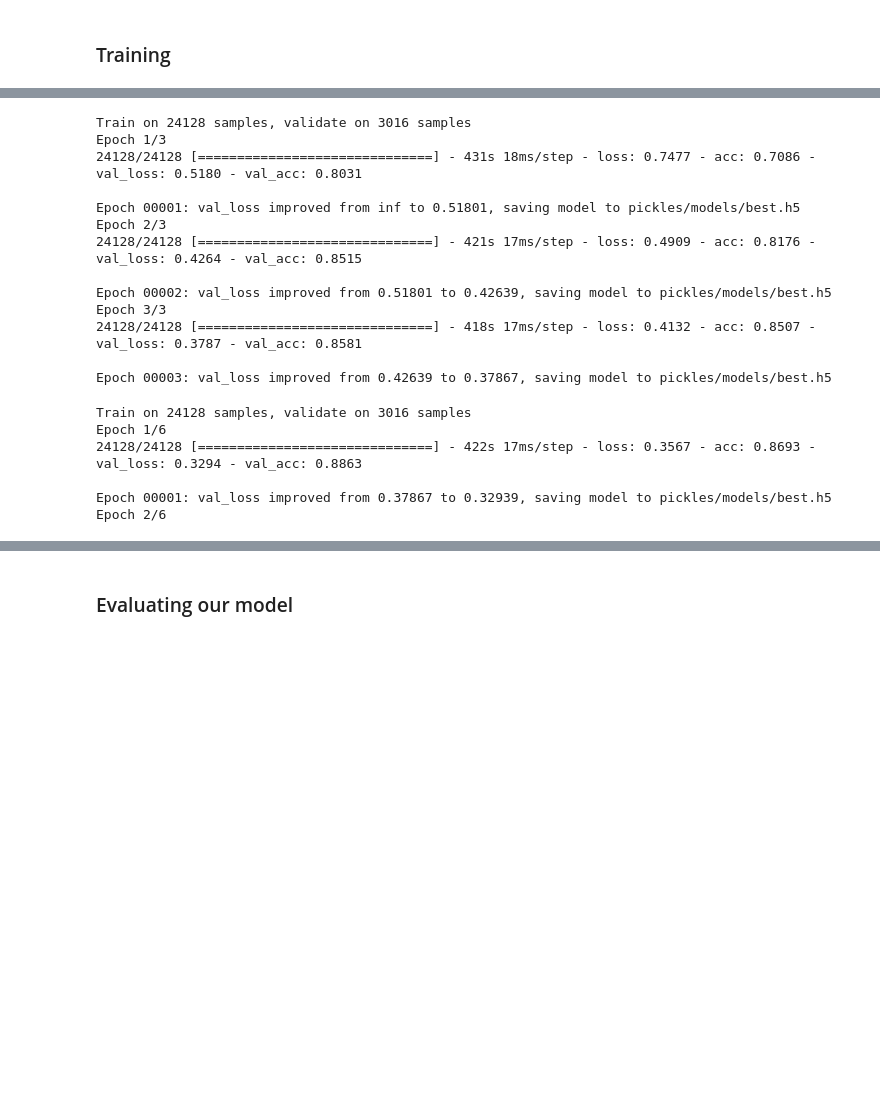
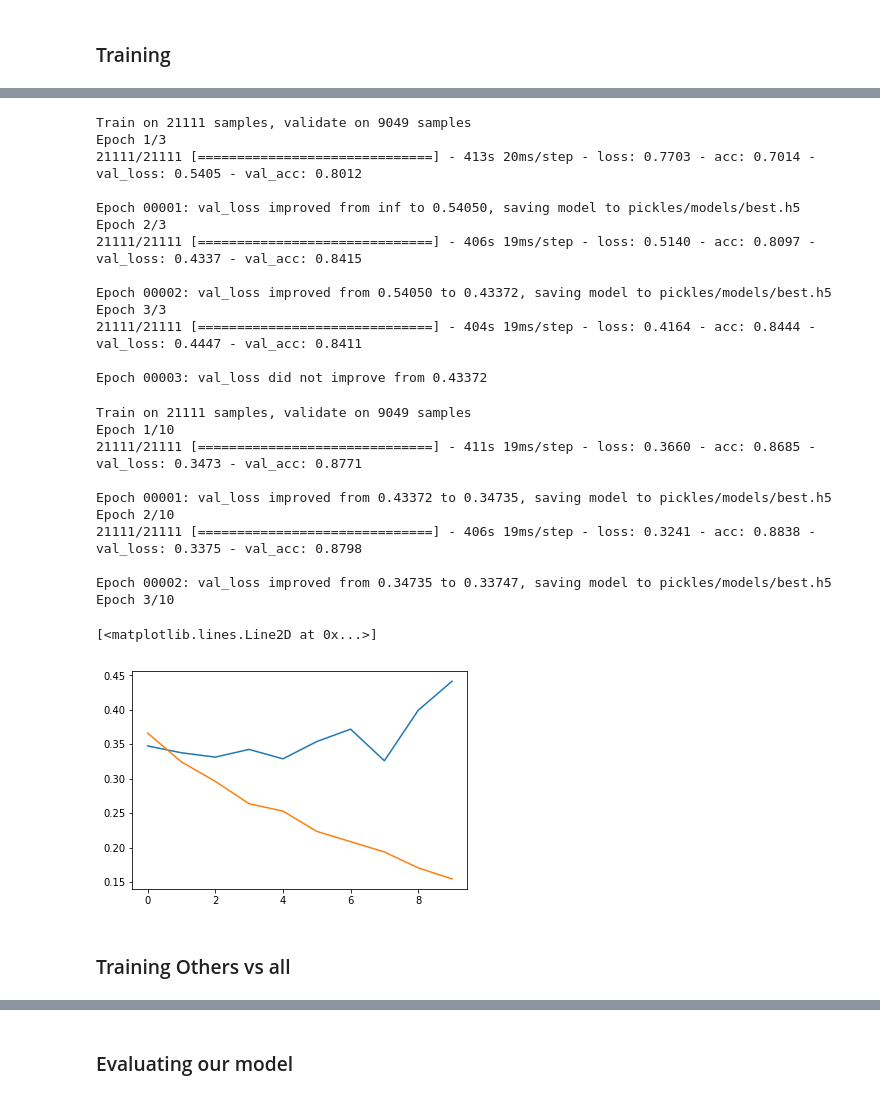
Before and after one commit to Garfounkel/emotion_analysis, a Jupyter notebook: playground.ipynb, the cells around one changed output, grey strips where cells are left out. Saved outputs shown, nothing was run; the diff lists cells and outputs as text; code cells hidden in the pictures; blank space fills up the shorter version.

```diff
--- a/playground.ipynb
+++ b/playground.ipynb
@@ -133,29 +143,47 @@ Non-trainable params: 4,424,400
 _________________________________________________________________
 None
 # %%
-checkpointer = ModelCheckpoint(filepath='pickles/models/best.h5', save_best_only=True, verbose=1)
+callbacks_list = [
+        ModelCheckpoint(filepath='pickles/models/best.h5', save_best_only=True, verbose=1),
+        EarlyStopping(patience=3, verbose=0)
+    ]
 # %%
-history = model.fit(x_trn, y_trn, batch_size=128, validation_data=(x_val, y_val), epochs=3, class_weight=cls_weights, callbacks=[checkpointer])
+history = model.fit(x_trn, y_trn, batch_size=128, validation_data=(x_val, y_val), epochs=3, class_weight=cls_weights, callbacks=callbacks_list)
 # %% [output]
-Train on 24128 samples, validate on 3016 samples
+Train on 21111 samples, validate on 9049 samples
 Epoch 1/3
-24128/24128 [==============================] - 431s 18ms/step - loss: 0.7477 - acc: 0.7086 - val_loss: 0.5180 - val_acc: 0.8031
+21111/21111 [==============================] - 413s 20ms/step - loss: 0.7703 - acc: 0.7014 - val_loss: 0.5405 - val_acc: 0.8012
 
-Epoch 00001: val_loss improved from inf to 0.51801, saving model to pickles/models/best.h5
+Epoch 00001: val_loss improved from inf to 0.54050, saving model to pickles/models/best.h5
 Epoch 2/3
-24128/24128 [==============================] - 421s 17ms/step - loss: 0.4909 - acc: 0.8176 - val_loss: 0.4264 - val_acc: 0.8515
+21111/21111 [==============================] - 406s 19ms/step - loss: 0.5140 - acc: 0.8097 - val_loss: 0.4337 - val_acc: 0.8415
 
-Epoch 00002: val_loss improved from 0.51801 to 0.42639, saving model to pickles/models/best.h5
+Epoch 00002: val_loss improved from 0.54050 to 0.43372, saving model to pickles/models/best.h5
 Epoch 3/3
-24128/24128 [==============================] - 418s 17ms/step - loss: 0.4132 - acc: 0.8507 - val_loss: 0.3787 - val_acc: 0.8581
+21111/21111 [==============================] - 404s 19ms/step - loss: 0.4164 - acc: 0.8444 - val_loss: 0.4447 - val_acc: 0.8411
 
-Epoch 00003: val_loss improved from 0.42639 to 0.37867, saving model to pickles/models/best.h5
+Epoch 00003: val_loss did not improve from 0.43372
 # %%
-history = model.fit(x_trn, y_trn, batch_size=128, validation_data=(x_val, y_val), epochs=6, class_weight=cls_weights, callbacks=[checkpointer])
+history = model.fit(x_trn, y_trn, batch_size=128, validation_data=(x_val, y_val), epochs=10, class_weight=cls_weights, callbacks=callbacks_list)
 # %% [output]
-Train on 24128 samples, validate on 3016 samples
-Epoch 1/6
-24128/24128 [==============================] - 422s 17ms/step - loss: 0.3567 - acc: 0.8693 - val_loss: 0.3294 - val_acc: 0.8863
+Train on 21111 samples, validate on 9049 samples
+Epoch 1/10
+21111/21111 [==============================] - 411s 19ms/step - loss: 0.3660 - acc: 0.8685 - val_loss: 0.3473 - val_acc: 0.8771
 
-Epoch 00001: val_loss improved from 0.37867 to 0.32939, saving model to pickles/models/best.h5
-Epoch 2/6
+Epoch 00001: val_loss improved from 0.43372 to 0.34735, saving model to pickles/models/best.h5
+Epoch 2/10
+21111/21111 [==============================] - 406s 19ms/step - loss: 0.3241 - acc: 0.8838 - val_loss: 0.3375 - val_acc: 0.8798
+
+Epoch 00002: val_loss improved from 0.34735 to 0.33747, saving model to pickles/models/best.h5
+Epoch 3/10
+# %%
+import matplotlib.pyplot as plt
+
+
+plt.plot(history.epoch, history.history['val_loss'])
+plt.plot(history.epoch, history.history['loss'])
+# %% [output]
+[<matplotlib.lines.Line2D at 0x...>]
+[figure, added]
+# %% [markdown]
+### Training Others vs all
```
Also changed, not shown: parts of 37 cells of this notebook, 4 other files.
